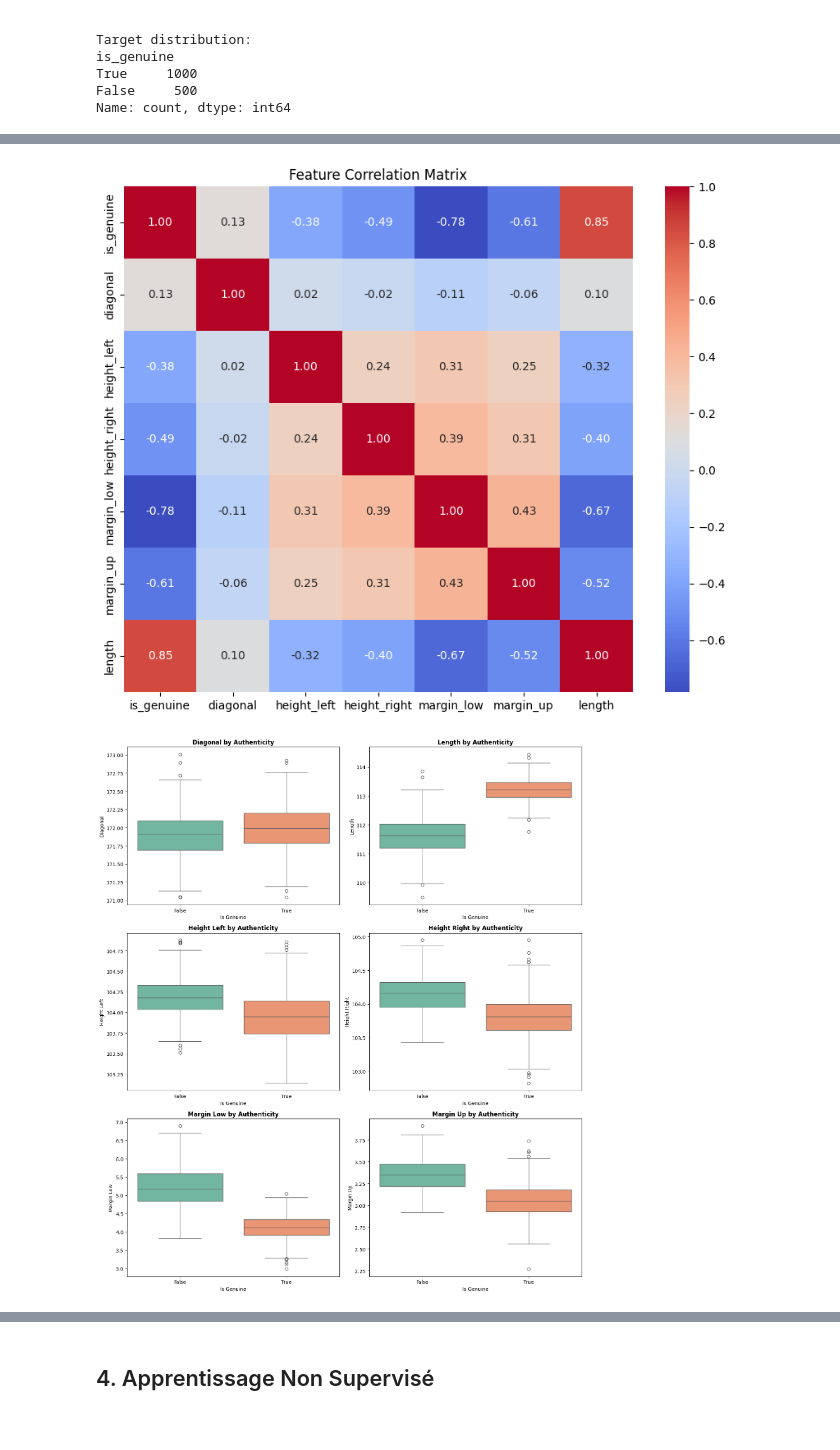
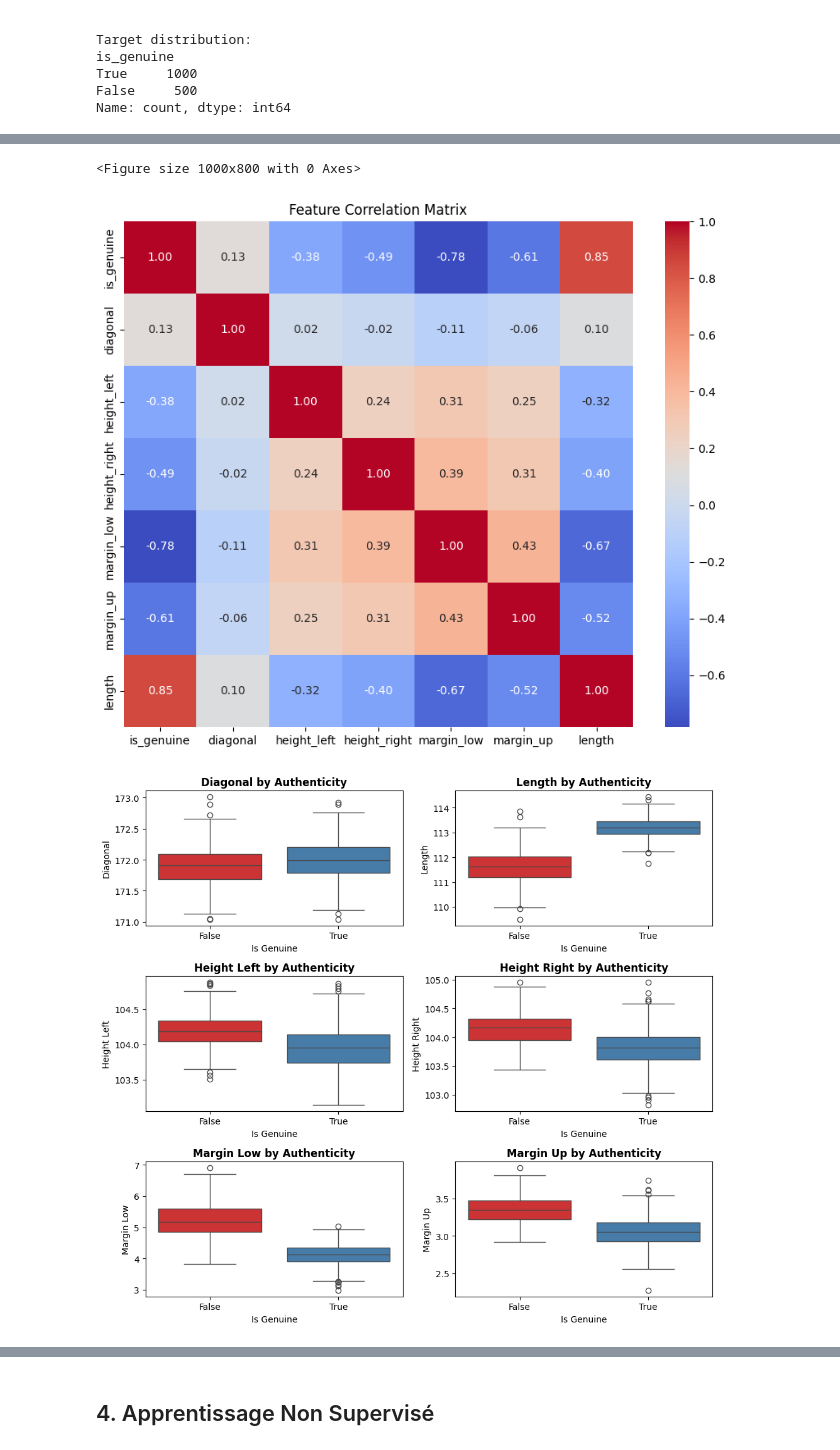
Before and after one commit to makokuzii/Detectez-des-faux-billets-avec-Python, a Jupyter notebook: main.ipynb, the cells around one changed output, grey strips where cells are left out. Saved outputs shown, nothing was run; the diff lists cells and outputs as text; code cells hidden in the pictures.

```diff
--- a/main.ipynb
+++ b/main.ipynb
@@ -176,8 +170,9 @@ False     500
 Name: count, dtype: int64
 # %%
 # Pairplot pour visualiser les relations
-sns.pairplot(df, hue='is_genuine', palette='husl')
-plt.title("Pairplot of Banknote Dimensions")
+sns.pairplot(df, hue='is_genuine', palette='Set1', markers=['o', 's'])
+plt.figure(figsize=(10, 8))
+plt.suptitle("Pairplot of Banknote Dimensions", y=1.08)
 plt.show()
 
 # Carte de chaleur des corrélations
@@ -189,11 +184,11 @@ plt.show()
 # Boîtes à moustaches pour toutes les caractéristiques
 features = ['diagonal', 'length', 'height_left', 'height_right', 'margin_low', 'margin_up']
 
-fig, axes = plt.subplots(3, 2, figsize=(14, 16))
+fig, axes = plt.subplots(3, 2, figsize=(10, 9))
 axes = axes.flatten()
 
 for idx, feature in enumerate(features):
-    sns.boxplot(x='is_genuine', y=feature, data=df, ax=axes[idx], palette='Set2')
+    sns.boxplot(x='is_genuine', y=feature, data=df, ax=axes[idx], palette='Set1')
     axes[idx].set_title(f'{feature.replace("_", " ").title()} by Authenticity', fontsize=12, fontweight='bold')
     axes[idx].set_xlabel('Is Genuine', fontsize=10)
     axes[idx].set_ylabel(feature.replace("_", " ").title(), fontsize=10)
@@ -206,2 +201,3 @@ plt.show()
+<Figure size 1000x800 with 0 Axes>
 [figure]
-[figure, old version]
+[figure, new version]
```
Also changed, not shown: parts of 9 cells of this notebook.
